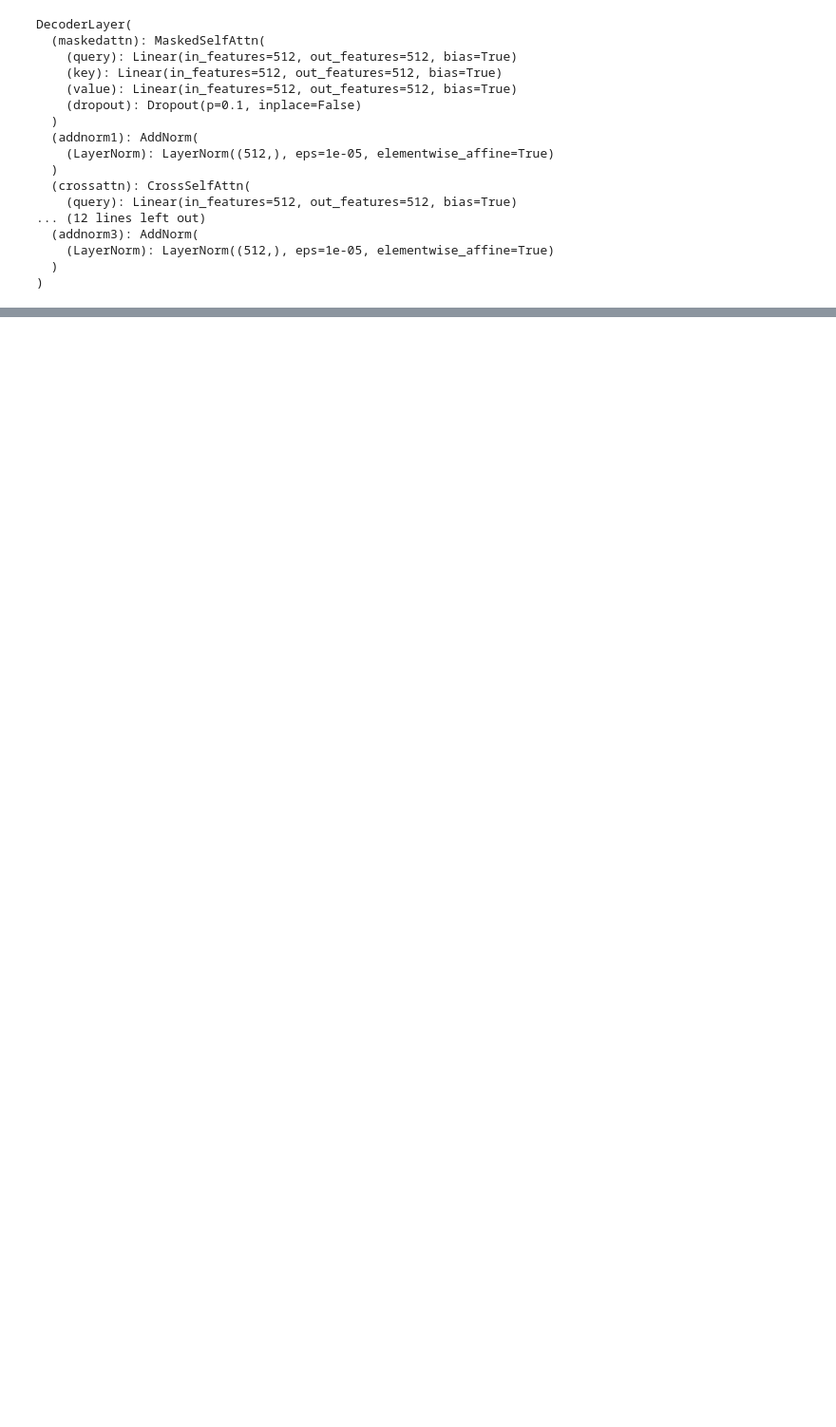
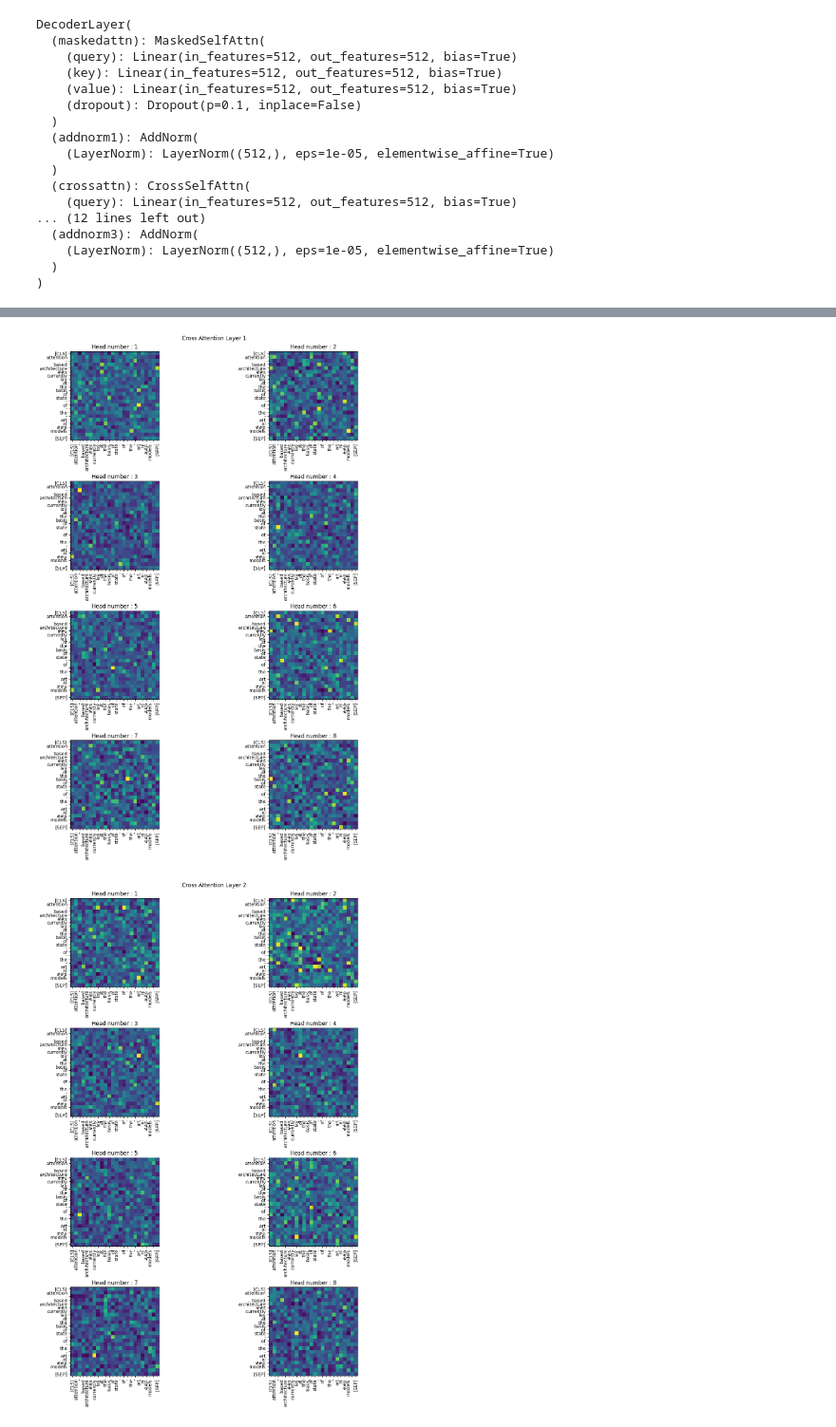
Before and after one commit to MinDongRyul/DL, a Jupyter notebook: transformer_with_torch.ipynb, the cells around one changed output, grey strips where cells are left out. Shown at 95% size. Drawn from its saved outputs; the diff is of its cells as text; code cells hidden in the pictures; blank space fills up the shorter version.

```diff
--- a/transformer_with_torch.ipynb
+++ b/transformer_with_torch.ipynb
@@ -734,0 +824,6 @@ result.shape, result
+# %%
+for idx in range(2):
+    visualization_attn_score(token['input_ids'][2], 2, cross_attn_probs, idx, 'Cross Attention Layer {}'.format(idx+1))
+# %% [output]
+[figure, added]
+[figure, added]
```
Also changed, not shown: parts of 40 cells of this notebook, 9 other files.
